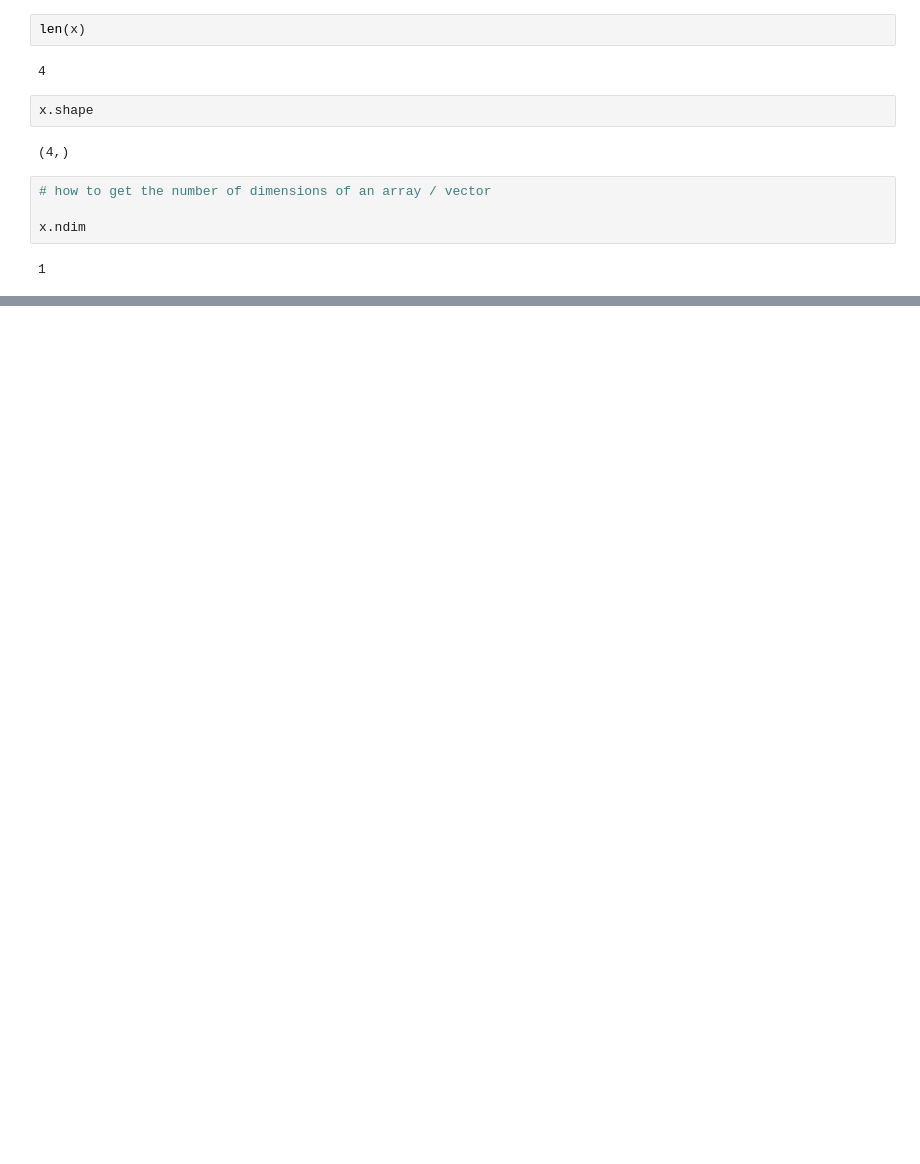
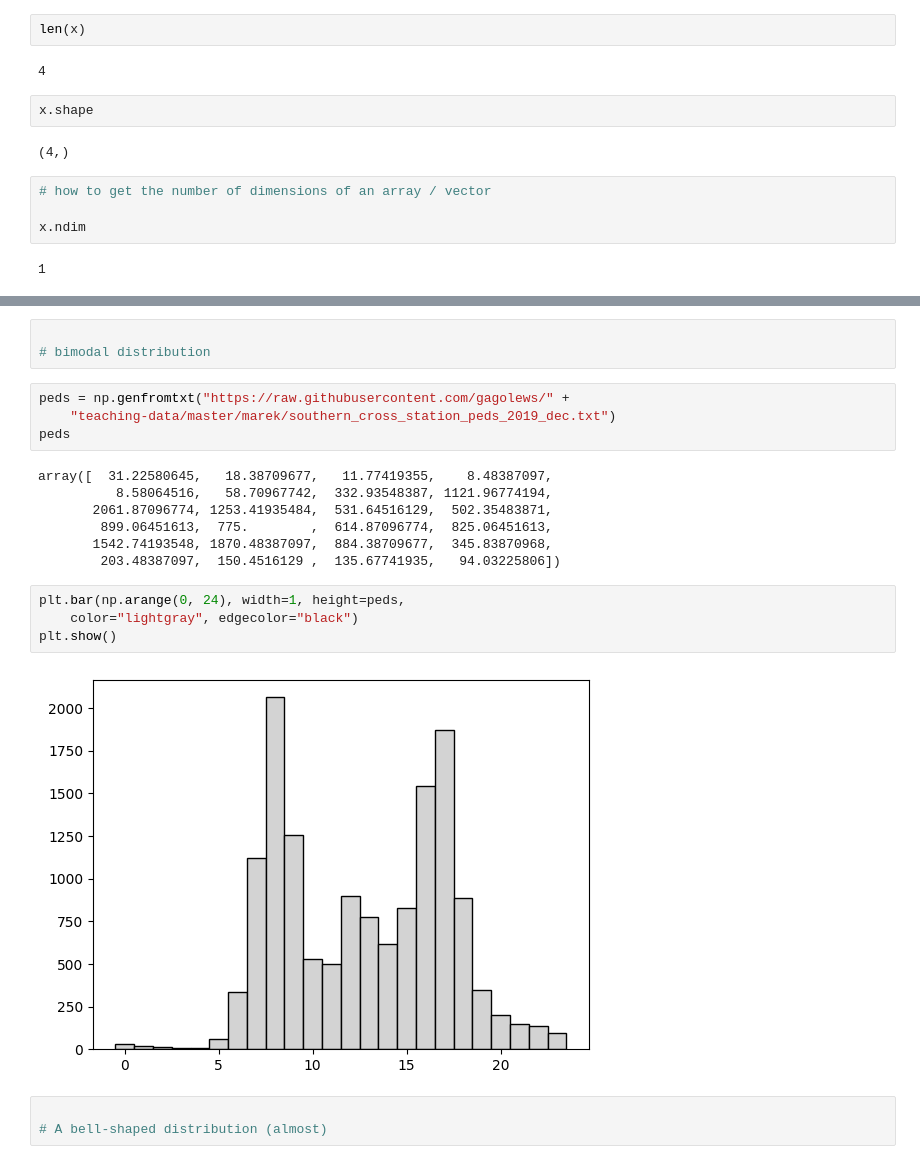
Before and after one commit to thanga-v2/Exploratory-Data-Analysis, a Jupyter notebook: datawrangling_py/1.Unidimensional-data.ipynb, the cells around one changed output, grey strips where cells are left out. Saved outputs shown, nothing was run; the diff lists cells and outputs as text; blank space fills up the shorter version.

```diff
--- a/datawrangling_py/1.Unidimensional-data.ipynb
+++ b/datawrangling_py/1.Unidimensional-data.ipynb
@@ -48,0 +300,23 @@ x.shape
+# %%
+
+# bimodal distribution
+# %%
+peds = np.genfromtxt("https://raw.githubusercontent.com/gagolews/" +
+    "teaching-data/master/marek/southern_cross_station_peds_2019_dec.txt")
+peds
+# %% [output]
+array([  31.22580645,   18.38709677,   11.77419355,    8.48387097,
+          8.58064516,   58.70967742,  332.93548387, 1121.96774194,
+       2061.87096774, 1253.41935484,  531.64516129,  502.35483871,
+        899.06451613,  775.        ,  614.87096774,  825.06451613,
+       1542.74193548, 1870.48387097,  884.38709677,  345.83870968,
+        203.48387097,  150.4516129 ,  135.67741935,   94.03225806])
+# %%
+plt.bar(np.arange(0, 24), width=1, height=peds,
+    color="lightgray", edgecolor="black")
+plt.show()
+# %% [output]
+[figure, added]
+# %%
+
+# A bell-shaped distribution (almost)
```
Also changed, not shown: parts of 58 cells of this notebook.
